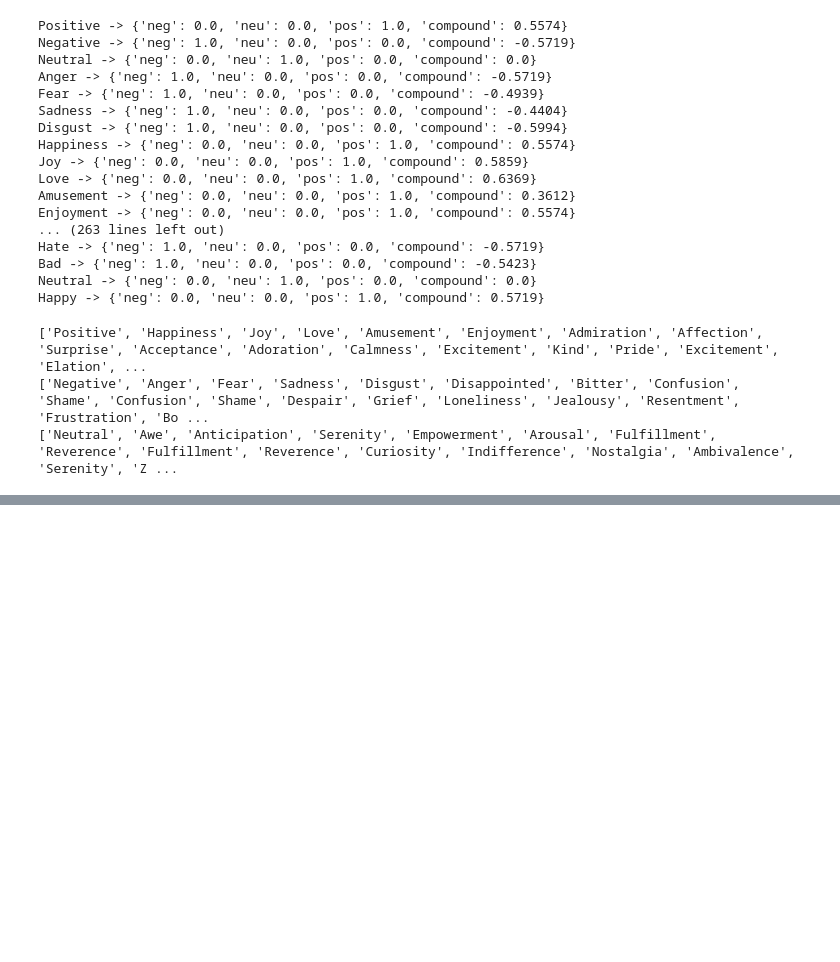
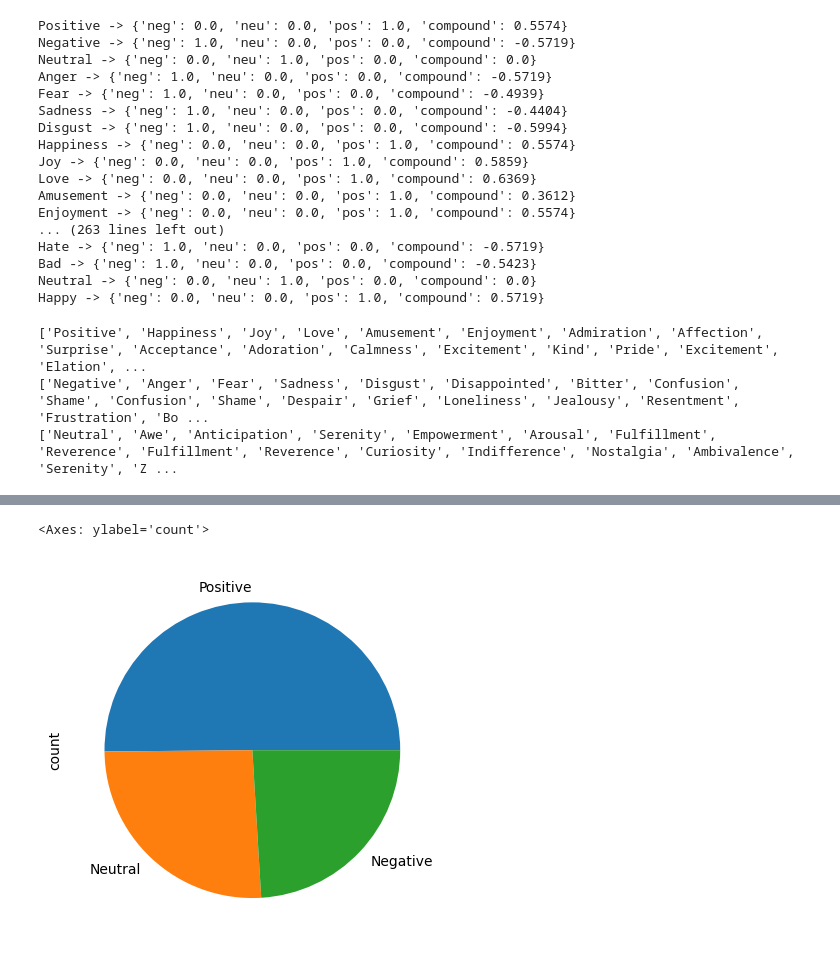
Before and after one commit to natoo77/SocialMediaSentiment, a Jupyter notebook: Social_media_sentiment_analysis.ipynb, the cells around one changed output, grey strips where cells are left out. Saved outputs shown, nothing was run; the diff lists cells and outputs as text; code cells hidden in the pictures; blank space fills up the shorter version.

```diff
--- a/Social_media_sentiment_analysis.ipynb
+++ b/Social_media_sentiment_analysis.ipynb
@@ -174,3 +174,16 @@ print(grouped_words['Neutral'])
 ['Positive', 'Happiness', 'Joy', 'Love', 'Amusement', 'Enjoyment', 'Admiration', 'Affection', 'Surprise', 'Acceptance', 'Adoration', 'Calmness', 'Excitement', 'Kind', 'Pride', 'Excitement', 'Elation', ...
 ['Negative', 'Anger', 'Fear', 'Sadness', 'Disgust', 'Disappointed', 'Bitter', 'Confusion', 'Shame', 'Confusion', 'Shame', 'Despair', 'Grief', 'Loneliness', 'Jealousy', 'Resentment', 'Frustration', 'Bo ...
 ['Neutral', 'Awe', 'Anticipation', 'Serenity', 'Empowerment', 'Arousal', 'Fulfillment', 'Reverence', 'Fulfillment', 'Reverence', 'Curiosity', 'Indifference', 'Nostalgia', 'Ambivalence', 'Serenity', 'Z ...
+# %%
+# Define a function to find the category of a word
+def find_category(word):
+    for category, words in grouped_words.items():
+        if word in words:  # Check if the word is in the list
+            return category
+    return 'Unknown'  # Default if the word is not in any category
+
+# Apply the function to the DataFrame
+data['Sentiment_Category'] = data['Sentiment'].str.strip().apply(find_category)
+
+# Print the resulting DataFrame
+data
@@ -176,0 +204,6 @@ print(grouped_words['Neutral'])
+# %%
+#Rozkład zmiennej sentyment
+data['Sentiment_Category'].value_counts().plot(kind='pie')
+# %% [output]
+<Axes: ylabel='count'>
+[figure, added]
```
Also changed, not shown: parts of 2 cells of this notebook.
